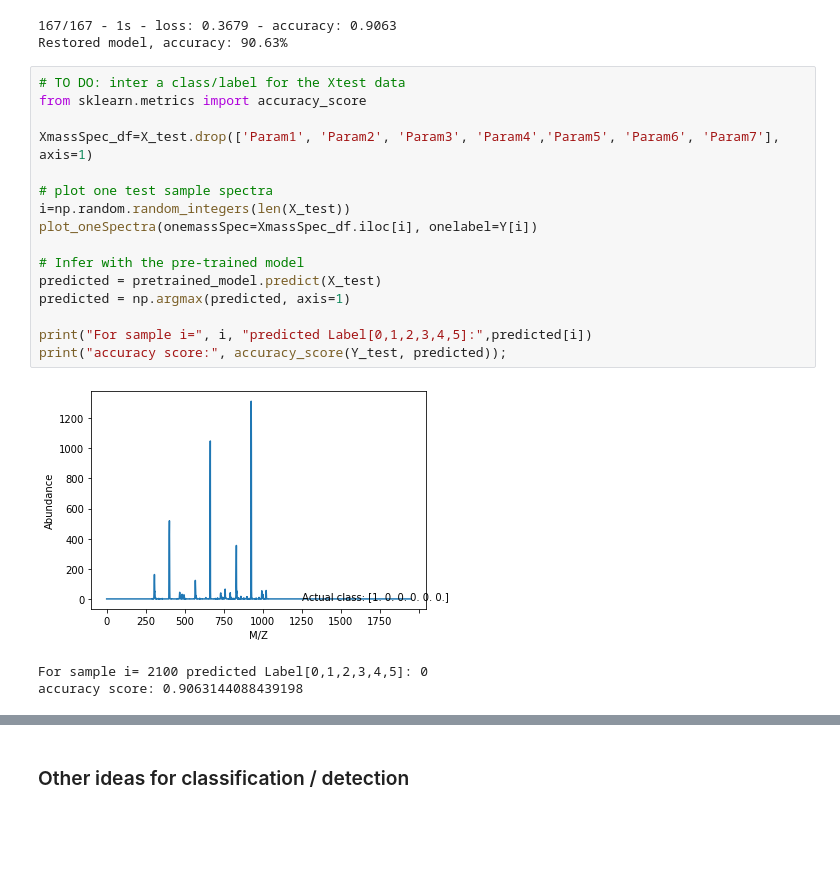
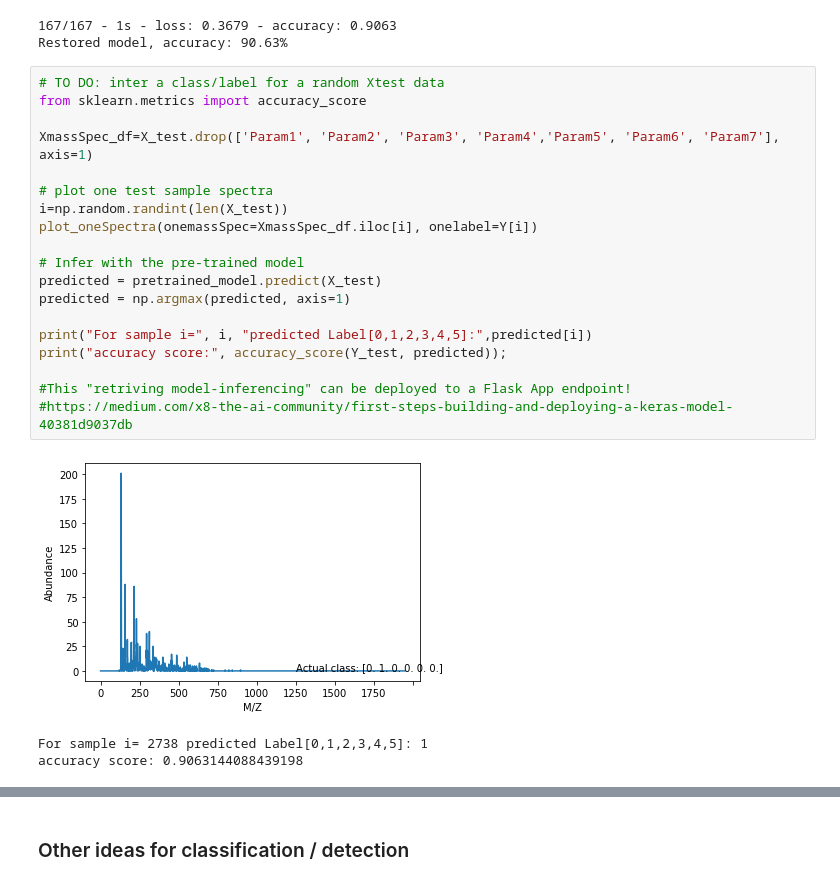
Before and after one commit to parksoy/DAMADAY2020_NASA, a Jupyter notebook: IwillbeOfficial_FromLocal_Soyoung.ipynb, the cells around one changed output, grey strips where cells are left out. Saved outputs shown, nothing was run; the diff lists cells and outputs as text; blank space fills up the shorter version.

```diff
--- a/IwillbeOfficial_FromLocal_Soyoung.ipynb
+++ b/IwillbeOfficial_FromLocal_Soyoung.ipynb
@@ -638,24 +690,27 @@ print('Restored model, accuracy: {:5.2f}%'.format(100*acc))
 167/167 - 1s - loss: 0.3679 - accuracy: 0.9063
 Restored model, accuracy: 90.63%
 # %%
-# TO DO: inter a class/label for the Xtest data
+# TO DO: inter a class/label for a random Xtest data
 from sklearn.metrics import accuracy_score
 
 XmassSpec_df=X_test.drop(['Param1', 'Param2', 'Param3', 'Param4','Param5', 'Param6', 'Param7'], axis=1)
 
 # plot one test sample spectra
-i=np.random.random_integers(len(X_test))
+i=np.random.randint(len(X_test))
 plot_oneSpectra(onemassSpec=XmassSpec_df.iloc[i], onelabel=Y[i])
 
 # Infer with the pre-trained model
 predicted = pretrained_model.predict(X_test)
 predicted = np.argmax(predicted, axis=1)
 
 print("For sample i=", i, "predicted Label[0,1,2,3,4,5]:",predicted[i])
 print("accuracy score:", accuracy_score(Y_test, predicted));
+
+#This "retriving model-inferencing" can be deployed to a Flask App endpoint!
+#https://medium.com/x8-the-ai-community/first-steps-building-and-deploying-a-keras-model-40381d9037db
 # %% [output]
-[figure, old version]
+[figure, new version]
-For sample i= 2100 predicted Label[0,1,2,3,4,5]: 0
+For sample i= 2738 predicted Label[0,1,2,3,4,5]: 1
 accuracy score: 0.9063144088439198
 # %%
 # TO DO: improve model (architecture, hyperparameters tuning, ...)
```
Also changed, not shown: parts of 17 cells of this notebook, 1 other file.
